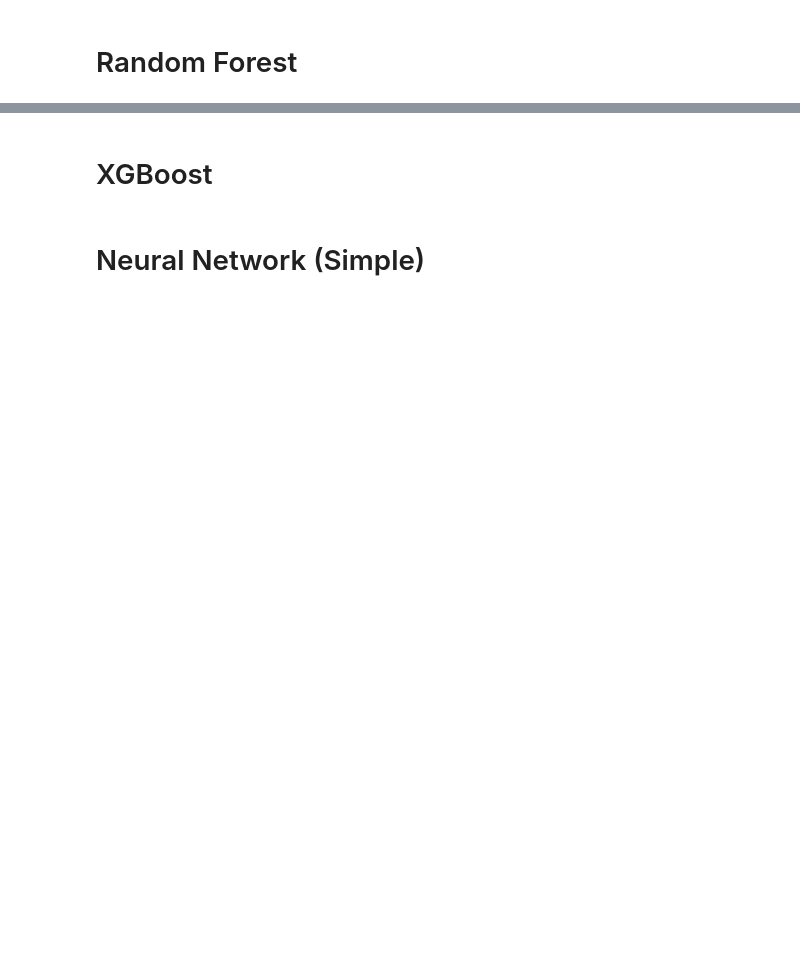
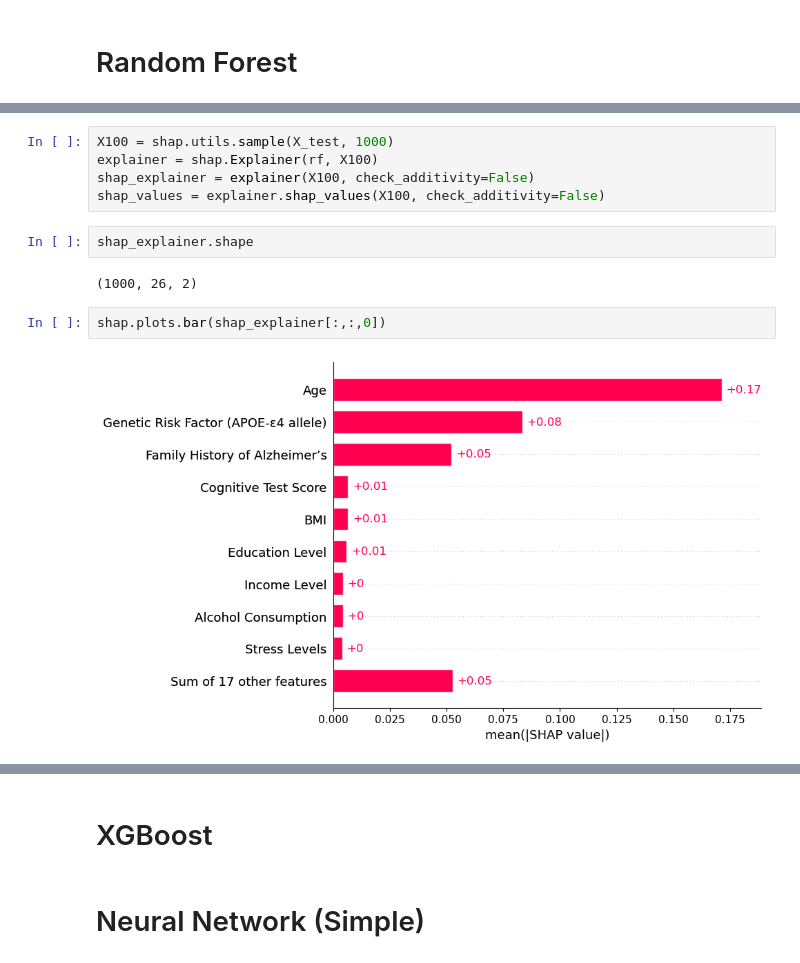
Before and after one commit to shaohong-g/Xai-example, a Jupyter notebook: classification.ipynb, the cells around one changed output, grey strips where cells are left out. Cells and saved outputs as stored; diff of their text form; blank space fills up the shorter version.

Commit message:
add shap

```diff
--- a/classification.ipynb
+++ b/classification.ipynb
@@ -182,0 +210,13 @@ feature_importances.plot.bar();
+# %%
+X100 = shap.utils.sample(X_test, 1000)
+explainer = shap.Explainer(rf, X100)
+shap_explainer = explainer(X100, check_additivity=False)
+shap_values = explainer.shap_values(X100, check_additivity=False)
+# %%
+shap_explainer.shape
+# %% [output]
+(1000, 26, 2)
+# %%
+shap.plots.bar(shap_explainer[:,:,0])
+# %% [output]
+[figure, added]
```
Also changed, not shown: parts of 19 cells of this notebook, 2 other files.
